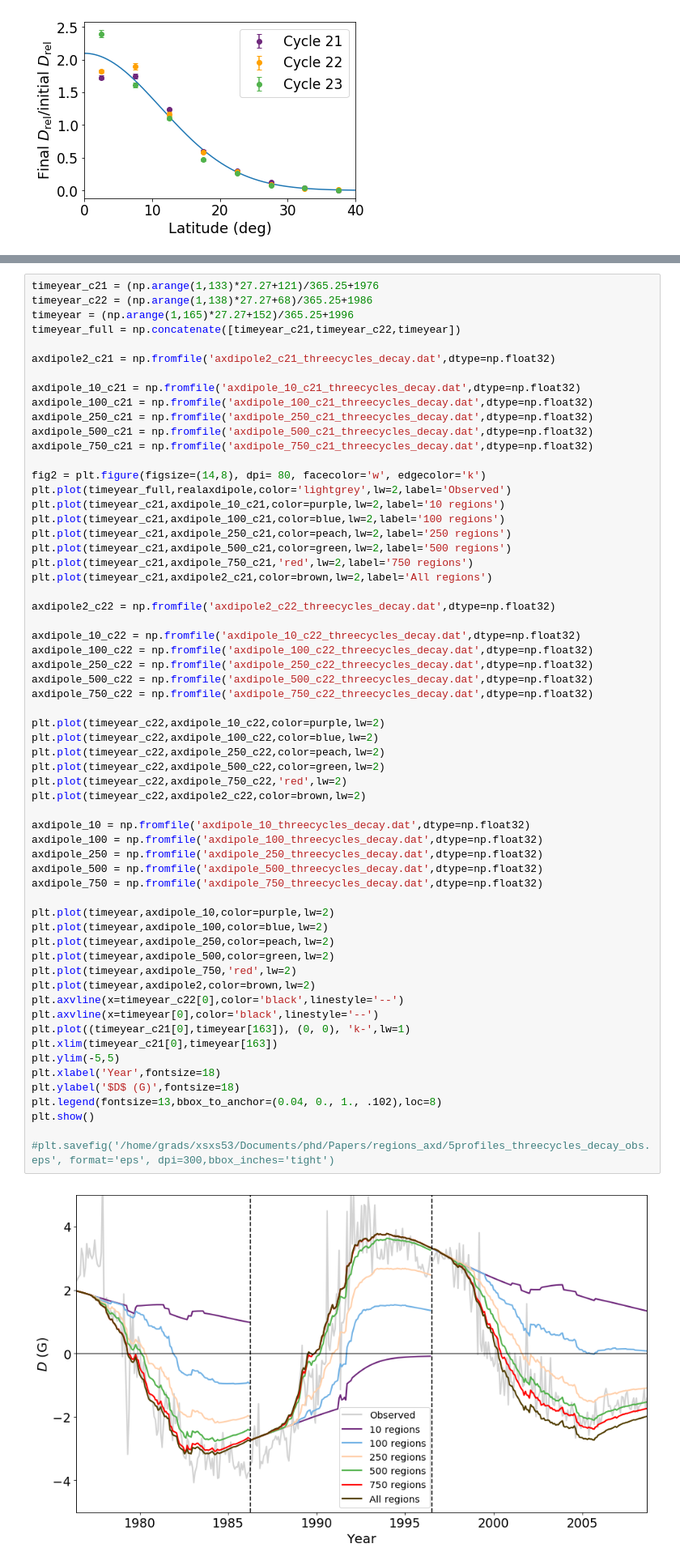
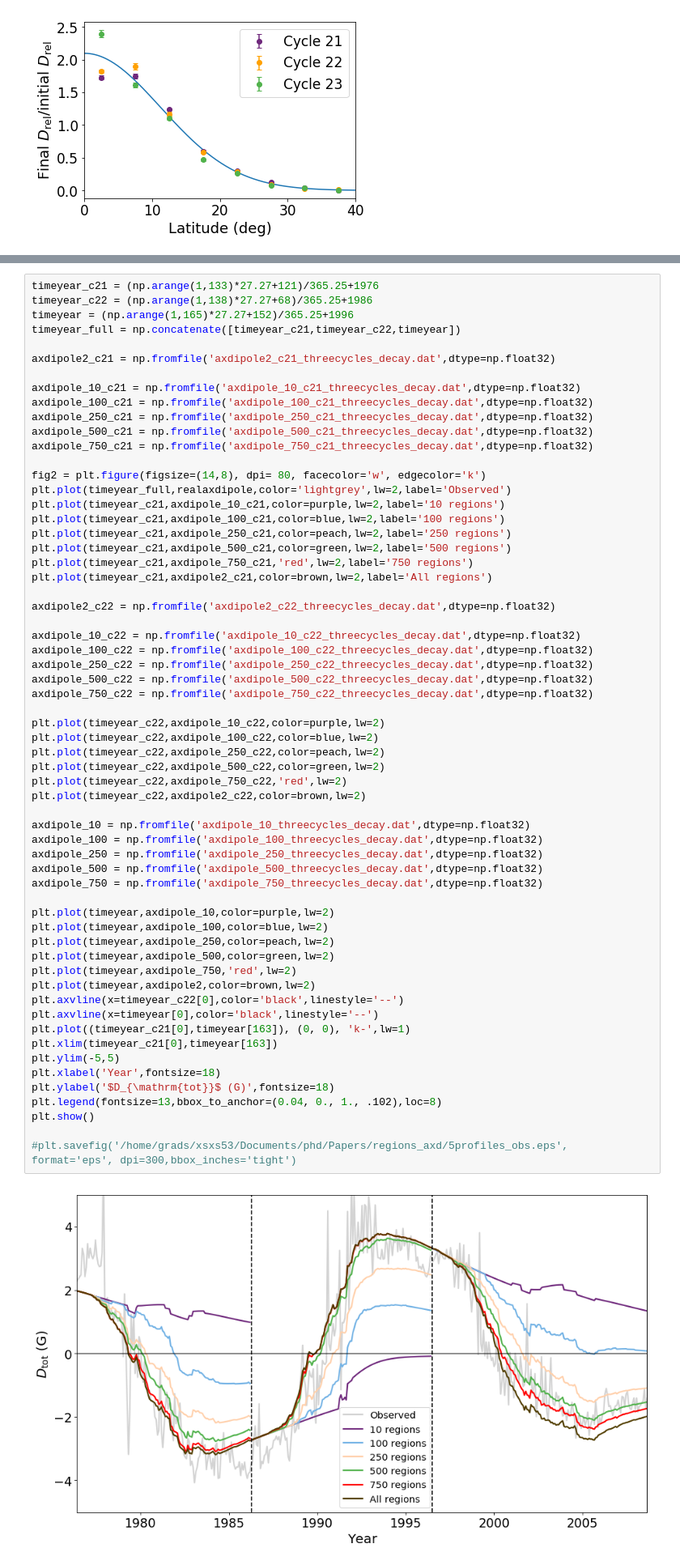
Before and after one commit to twhitbread/python-scatter, a Jupyter notebook: pythonscatter_c23_threecycles_decay.ipynb, the cells around one changed output, grey strips where cells are left out. Shown at 81% size. Saved outputs shown, nothing was run; the diff lists cells and outputs as text.

```diff
--- a/pythonscatter_c23_threecycles_decay.ipynb
+++ b/pythonscatter_c23_threecycles_decay.ipynb
@@ -470,36 +474,36 @@ axdipole_750_c22 = np.fromfile('axdipole_750_c22_threecycles_decay.dat',dtype=np
 
 plt.plot(timeyear_c22,axdipole_10_c22,color=purple,lw=2)
 plt.plot(timeyear_c22,axdipole_100_c22,color=blue,lw=2)
 plt.plot(timeyear_c22,axdipole_250_c22,color=peach,lw=2)
 plt.plot(timeyear_c22,axdipole_500_c22,color=green,lw=2)
 plt.plot(timeyear_c22,axdipole_750_c22,'red',lw=2)
 plt.plot(timeyear_c22,axdipole2_c22,color=brown,lw=2)
 
 axdipole_10 = np.fromfile('axdipole_10_threecycles_decay.dat',dtype=np.float32)
 axdipole_100 = np.fromfile('axdipole_100_threecycles_decay.dat',dtype=np.float32)
 axdipole_250 = np.fromfile('axdipole_250_threecycles_decay.dat',dtype=np.float32)
 axdipole_500 = np.fromfile('axdipole_500_threecycles_decay.dat',dtype=np.float32)
 axdipole_750 = np.fromfile('axdipole_750_threecycles_decay.dat',dtype=np.float32)
 
 plt.plot(timeyear,axdipole_10,color=purple,lw=2)
 plt.plot(timeyear,axdipole_100,color=blue,lw=2)
 plt.plot(timeyear,axdipole_250,color=peach,lw=2)
 plt.plot(timeyear,axdipole_500,color=green,lw=2)
 plt.plot(timeyear,axdipole_750,'red',lw=2)
 plt.plot(timeyear,axdipole2,color=brown,lw=2)
 plt.axvline(x=timeyear_c22[0],color='black',linestyle='--')
 plt.axvline(x=timeyear[0],color='black',linestyle='--')
 plt.plot((timeyear_c21[0],timeyear[163]), (0, 0), 'k-',lw=1)
 plt.xlim(timeyear_c21[0],timeyear[163])
 plt.ylim(-5,5)
 plt.xlabel('Year',fontsize=18)
-plt.ylabel('$D$ (G)',fontsize=18)
+plt.ylabel('$D_{\mathrm{tot}}$ (G)',fontsize=18)
 plt.legend(fontsize=13,bbox_to_anchor=(0.04, 0., 1., .102),loc=8)
 plt.show()
 
-#plt.savefig('/home/grads/xsxs53/Documents/phd/Papers/regions_axd/5profiles_threecycles_decay_obs.eps', format='eps', dpi=300,bbox_inches='tight')
+#plt.savefig('/home/grads/xsxs53/Documents/phd/Papers/regions_axd/5profiles_obs.eps', format='eps', dpi=300,bbox_inches='tight')
 # %% [output]
-[figure, old version]
+[figure, new version]
 # %%
 fig2 = plt.figure(figsize=(18,8), dpi= 80, facecolor='w', edgecolor='k')
 plt.scatter((b[3]*27.27+152)/365.25+1996,b[2],200*np.sqrt(abs(b[0])),b[4],cmap='RdBu_r',vmin=-0.0125,vmax=0.0125)
```
Also changed, not shown: parts of 2 cells of this notebook, 1 other file.
